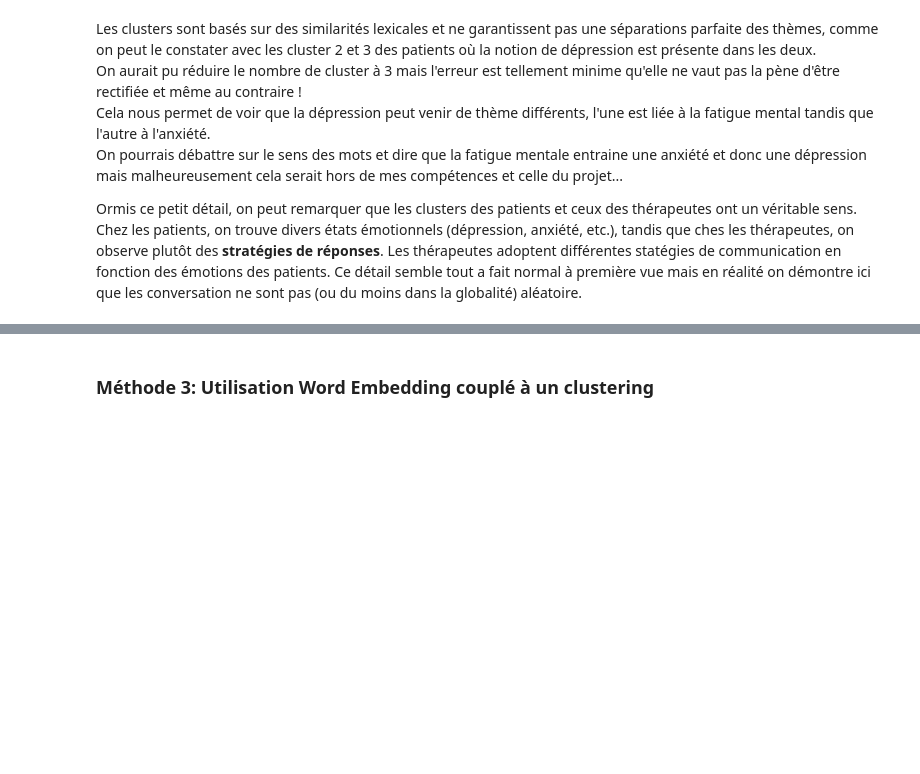
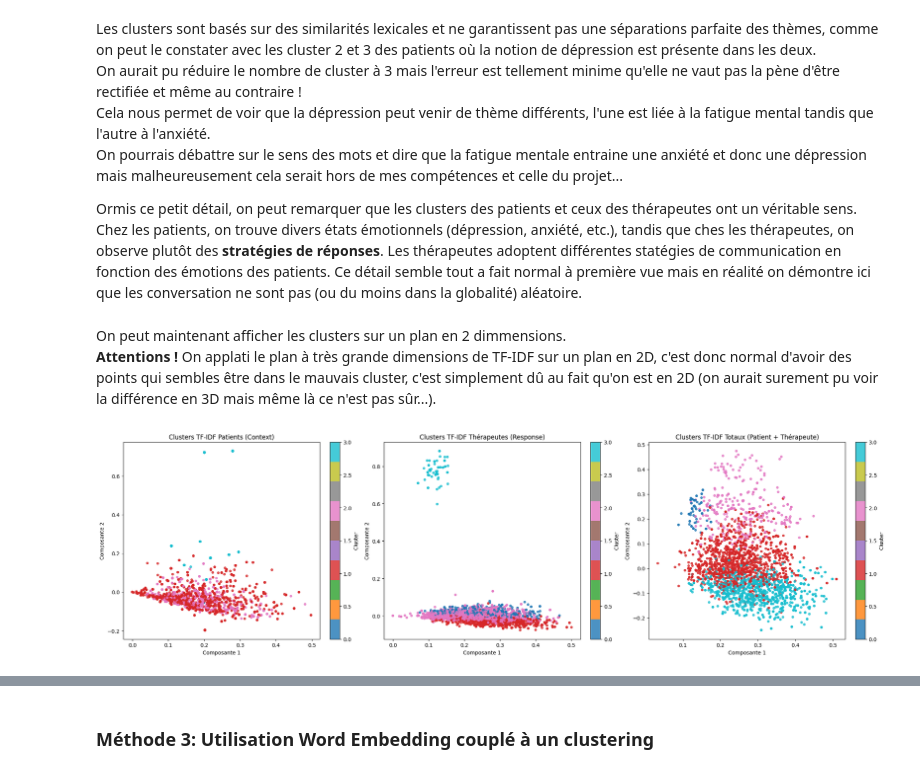
Before and after one commit to cypnet/Analyse-de-conversations-sur-la-sant-mentale-, a Jupyter notebook: notebooks/LOGAN/ETAPE1-Exploration_jeu_de_donnees.ipynb, the cells around one changed output, grey strips where cells are left out. Drawn from its saved outputs; the diff is of its cells as text; code cells hidden in the pictures; blank space fills up the shorter version.

```diff
--- a/notebooks/LOGAN/ETAPE1-Exploration_jeu_de_donnees.ipynb
+++ b/notebooks/LOGAN/ETAPE1-Exploration_jeu_de_donnees.ipynb
@@ -1273,3 +1275,72 @@ Cela nous permet de voir que la dépression peut venir de thème différents, l'
 On pourrais débattre sur le sens des mots et dire que la fatigue mentale entraine une anxiété et donc une dépression mais malheureusement cela serait hors de mes compétences et celle du projet...
 
 Ormis ce petit détail, on peut remarquer que les clusters des patients et ceux des thérapeutes ont un véritable sens. Chez les patients, on trouve divers états émotionnels (dépression, anxiété, etc.), tandis que ches les thérapeutes, on observe plutôt des **stratégies de réponses**. Les thérapeutes adoptent différentes statégies de communication en fonction des émotions des patients. Ce détail semble tout a fait normal à première vue mais en réalité on démontre ici que les conversation ne sont pas (ou du moins dans la globalité) aléatoire.
+# %% [markdown]
+On peut maintenant afficher les clusters sur un plan en 2 dimmensions.
+**Attentions !** On applati le plan à très grande dimensions de TF-IDF sur un plan en 2D, c'est donc normal d'avoir des points qui sembles être dans le mauvais cluster, c'est simplement dû au fait qu'on est en 2D (on aurait surement pu voir la différence en 3D mais même là ce n'est pas sûr...).
+# %%
+from sklearn.cluster import KMeans
+from sklearn.decomposition import TruncatedSVD
+
+# Nombre de clusters (on garde K s'il est déjà défini)
+n_clusters = K if 'K' in globals() else 4
+
+# Clustering TF-IDF séparé pour patients, thérapeutes et total
+kmeans_tfidf_context = KMeans(n_clusters=n_clusters, random_state=42, n_init=10)
+kmeans_tfidf_response = KMeans(n_clusters=n_clusters, random_state=42, n_init=10)
+kmeans_tfidf_total = KMeans(n_clusters=n_clusters, random_state=42, n_init=10)
+
+df['cluster_tfidf_patient'] = kmeans_tfidf_context.fit_predict(tfidf_context)
+df['cluster_tfidf_therapeute'] = kmeans_tfidf_response.fit_predict(tfidf_response)
+df['cluster_tfidf_total'] = kmeans_tfidf_total.fit_predict(tfidf_total)
+
+# Projection 2D adaptée aux matrices creuses TF-IDF
+svd_context = TruncatedSVD(n_components=2, random_state=42)
+svd_response = TruncatedSVD(n_components=2, random_state=42)
+svd_total = TruncatedSVD(n_components=2, random_state=42)
+
+context_2d_tfidf = svd_context.fit_transform(tfidf_context)
+response_2d_tfidf = svd_response.fit_transform(tfidf_response)
+total_2d_tfidf = svd_total.fit_transform(tfidf_total)
+
+# Tracé des 3 graphes côte à côte
+fig, axes = plt.subplots(1, 3, figsize=(21, 6), constrained_layout=True)
+
+sc0 = axes[0].scatter(
+    context_2d_tfidf[:, 0], context_2d_tfidf[:, 1],
+    c=df['cluster_tfidf_patient'], cmap='tab10', s=16, alpha=0.8
+)
+axes[0].set_title('Clusters TF-IDF Patients (Context)')
+axes[0].set_xlabel('Composante 1')
+axes[0].set_ylabel('Composante 2')
+fig.colorbar(sc0, ax=axes[0], label='Cluster')
+
+sc1 = axes[1].scatter(
+    response_2d_tfidf[:, 0], response_2d_tfidf[:, 1],
+    c=df['cluster_tfidf_therapeute'], cmap='tab10', s=16, alpha=0.8
+)
+axes[1].set_title('Clusters TF-IDF Thérapeutes (Response)')
+axes[1].set_xlabel('Composante 1')
+axes[1].set_ylabel('Composante 2')
+fig.colorbar(sc1, ax=axes[1], label='Cluster')
+
+sc2 = axes[2].scatter(
+    total_2d_tfidf[:, 0], total_2d_tfidf[:, 1],
+    c=df['cluster_tfidf_total'], cmap='tab10', s=16, alpha=0.8
+)
+axes[2].set_title('Clusters TF-IDF Totaux (Patient + Thérapeute)')
+axes[2].set_xlabel('Composante 1')
+axes[2].set_ylabel('Composante 2')
+fig.colorbar(sc2, ax=axes[2], label='Cluster')
+
+plt.show()
+
+print('Répartition des clusters TF-IDF:')
+print('\nPatients:')
+print(df['cluster_tfidf_patient'].value_counts().sort_index())
+print('\nThérapeutes:')
+print(df['cluster_tfidf_therapeute'].value_counts().sort_index())
+print('\nTotal:')
+print(df['cluster_tfidf_total'].value_counts().sort_index())
+# %% [output]
+[figure, added]
```
Also changed, not shown: parts of 26 cells of this notebook, 1 other file.
